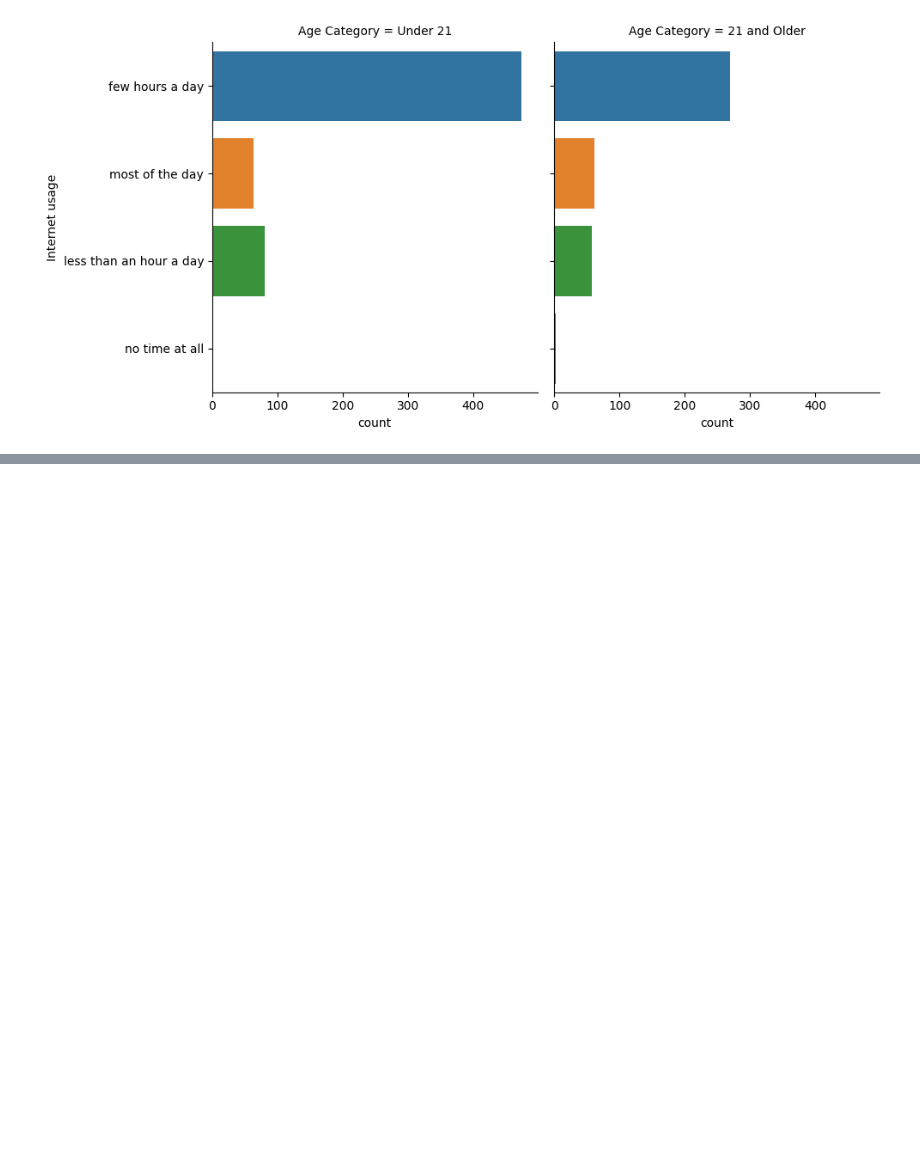
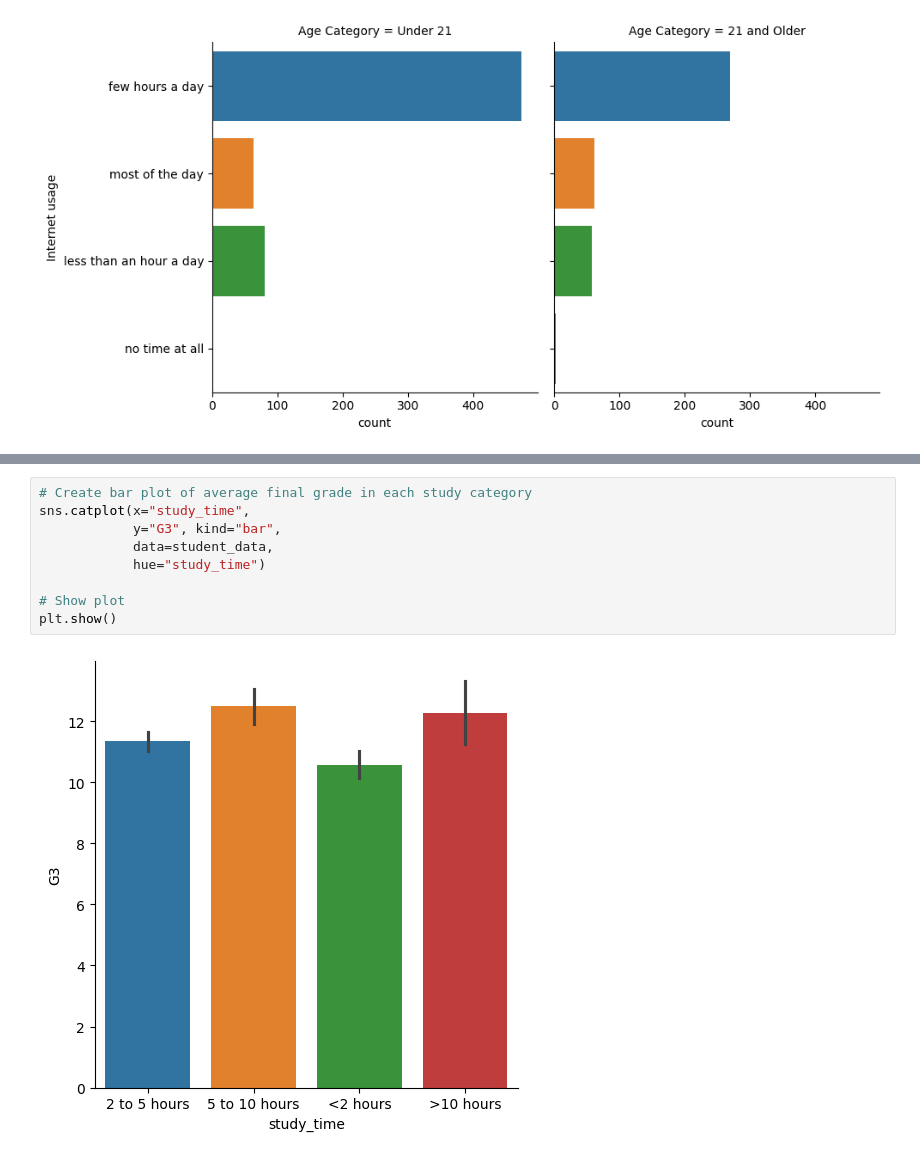
Before and after one commit to jhlopesalves/data-science-notebooks, a Jupyter notebook: Python/Intro to Seaborn/introduction_to_seaborn.ipynb, the cells around one changed output, grey strips where cells are left out. Drawn from its saved outputs; the diff is of its cells as text; blank space fills up the shorter version.

```diff
--- a/Python/Intro to Seaborn/introduction_to_seaborn.ipynb
+++ b/Python/Intro to Seaborn/introduction_to_seaborn.ipynb
@@ -385,0 +435,11 @@ plt.show()
+# %%
+# Create bar plot of average final grade in each study category
+sns.catplot(x="study_time",
+            y="G3", kind="bar",
+            data=student_data,
+            hue="study_time")
+
+# Show plot
+plt.show()
+# %% [output]
+[figure, added]
```
Also changed, not shown: parts of 19 cells of this notebook.
